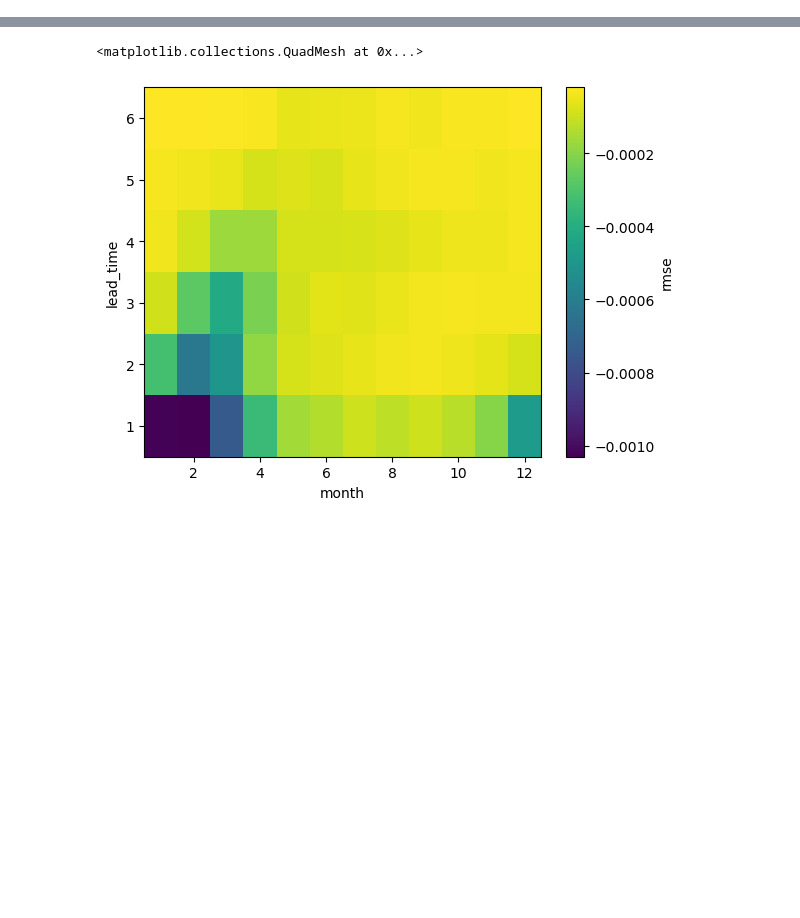
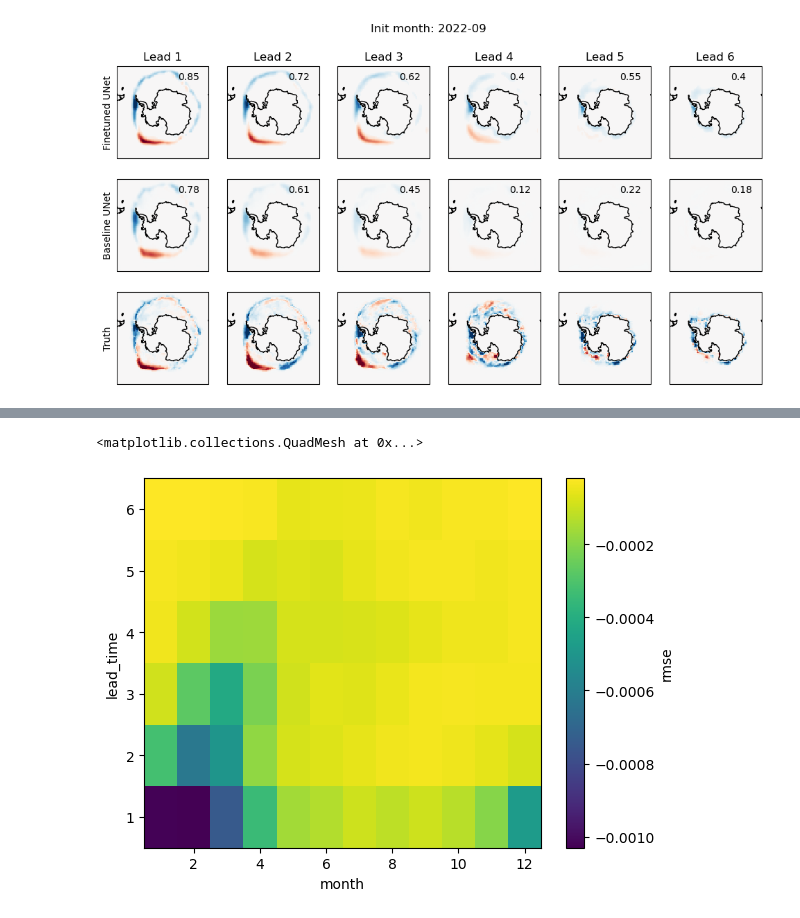
Before and after one commit to ychnli/sicpred, a Jupyter notebook: exp3_figures.ipynb, the cells around one changed output, grey strips where cells are left out. Cells and saved outputs as stored; diff of their text form; code cells hidden in the pictures; blank space fills up the shorter version.

```diff
--- a/exp3_figures.ipynb
+++ b/exp3_figures.ipynb
@@ -43,0 +200,49 @@ acc_agg_old = xr.open_dataset("/scratch/users/yucli/sicpred_model_predictions/ob
+# %%
+pred = xr.open_dataset("/scratch/users/yucli/sicpred_model_predictions/obs_input2_ensemble/UNetRes3_best_predictions.nc")["predictions"]
+pred_ft = xr.open_dataset("/scratch/users/yucli/sicpred_model_predictions/obs_input2_finetune/UNetRes3_best_predictions.nc")["predictions"]
+targets = xr.open_dataset("/scratch/users/yucli/cesm_data_processed/data_pairs/seaice_plus_auxiliary_obs/targets_member_obs.nc")["data"]
+persist = xr.open_dataset("/scratch/users/yucli/sicpred_model_predictions/obs_input2_ensemble/baselines/persistence_predictions.nc")["predictions"]
+
+def plot_pred_example(da_pred1, da_pred2, da_truth, start_prediction_month, savepath=None):
+    import cartopy.crs as ccrs
+    months = ['Jan', 'Feb', 'Mar', 'Apr', 'May', 'Jun',
+            'Jul', 'Aug', 'Sep', 'Oct', 'Nov', 'Dec']
+    lon = REFERENCE_GRID.lon.data
+    lat = REFERENCE_GRID.lat.data
+
+    fig, axs = plt.subplots(figsize=(12, 6), nrows=3, ncols=6, sharex=True, sharey=True,
+                            subplot_kw={'projection': ccrs.SouthPolarStereo()})
+    start_pred_mon = da_truth.start_prediction_month.sel(start_prediction_month=start_prediction_month)
+
+    for i in range(6):
+        pred1 = da_pred1.sel(start_prediction_month=start_prediction_month).isel(lead_time=i).squeeze()
+        pred2 = da_pred2.sel(start_prediction_month=start_prediction_month).isel(lead_time=i).squeeze()
+        truth = da_truth.sel(start_prediction_month=start_prediction_month).isel(lead_time=i).squeeze()
+
+        axs[0,i].pcolormesh(lon, lat, pred1, transform=ccrs.PlateCarree(), vmin=-0.5, vmax=0.5, cmap="RdBu_r")
+        axs[1,i].pcolormesh(lon, lat, pred2, transform=ccrs.PlateCarree(), vmin=-0.5, vmax=0.5, cmap="RdBu_r")
+        axs[2,i].pcolormesh(lon, lat, truth, transform=ccrs.PlateCarree(), vmin=-0.5, vmax=0.5, cmap="RdBu_r")
+
+        # print acc
+        acc_1 =  np.corrcoef(pred1.to_numpy().flatten(), truth.to_numpy().flatten()).round(2)[0,1]
+        acc_2 =  np.corrcoef(pred2.to_numpy().flatten(), truth.to_numpy().flatten()).round(2)[0,1]
+        axs[0,i].text(25, -60, acc_1, transform=ccrs.PlateCarree())
+        axs[1,i].text(25, -60, acc_2, transform=ccrs.PlateCarree())
+        axs[0,i].set_title(f"Lead {i+1}")
+        for j in range(3):
+            axs[j,i].coastlines()
+            axs[j,0].yaxis.set_visible(True)
+            axs[j,0].set_yticks([])
+    axs[0,0].set_ylabel("Finetuned UNet")
+    axs[1,0].set_ylabel("Baseline UNet")
+    axs[2,0].set_ylabel("Truth")
+
+    plt.suptitle(f"Init month: {start_pred_mon.values.astype('datetime64[M]')}")
+    if savepath is not None:
+        plt.savefig(savepath, dpi=250, bbox_inches='tight')
+    plt.show()
+
+
+plot_pred_example(pred_ft.mean("nn_member_id"), pred.mean("nn_member_id"), targets, np.datetime64("2022-09-01"))
+# %% [output]
+[figure, added]
```
Also changed, not shown: parts of 10 cells of this notebook, 10 other files.
